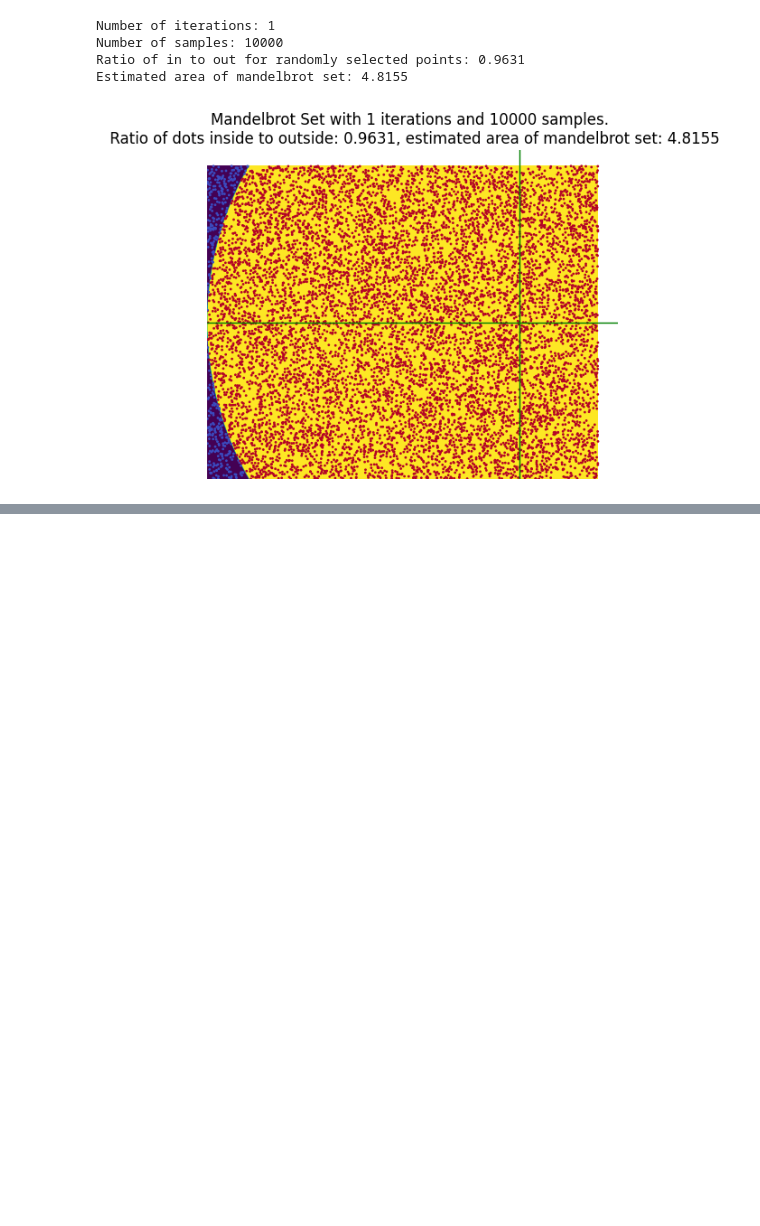
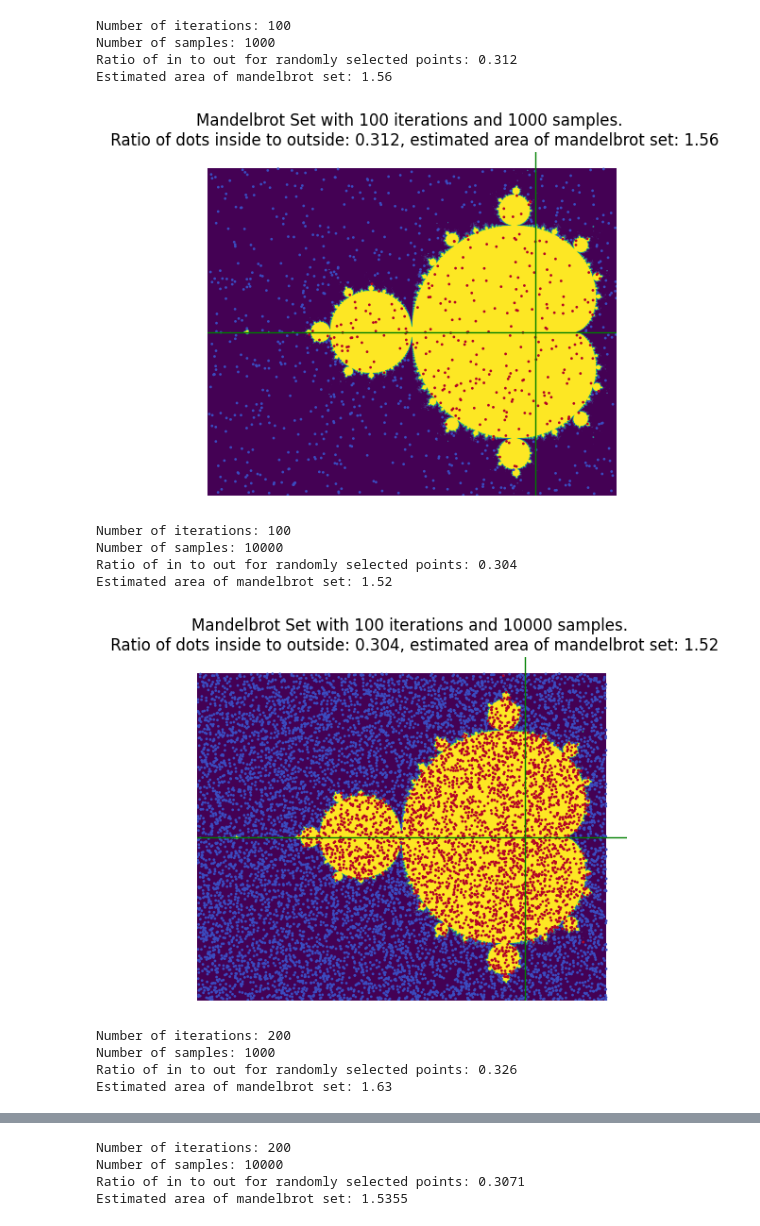
Before and after one commit to BiggusVickus/Stochastic_Simulation, a Jupyter notebook: Assignment 1/ass1.ipynb, the cells around one changed output, grey strips where cells are left out. Cells and saved outputs as stored; diff of their text form; code cells hidden in the pictures; blank space fills up the shorter version.

Commit message:
fix i to j, add more iteration samples

```diff
--- a/Assignment 1/ass1.ipynb
+++ b/Assignment 1/ass1.ipynb
@@ -128,22 +128,31 @@ def calculate_i_s(c, iterations, samples, xmin, xmax, ymin, ymax, pixeldensity,
 # %%
 
 x_min = -2
 x_max = 0.5
 y_min = -1
 y_max = 1
 pixel_density = 1000
 c_m = complex_matrix(x_min, x_max, y_min, y_max, pixel_density)
-number_iterations = [1] #, 200, 300, 400, 500]
-number_samples = [10000] #, 2000, 3000, 4000, 5000]
+number_iterations = [100, 200] #, 200, 300, 400, 500]
+number_samples = [1000, 10000] #, 2000, 3000, 4000, 5000]
 
 for i in range(len(number_iterations)):
     for j in range(len(number_samples)):
         print("Number of iterations:", number_iterations[i])
-        print("Number of samples:", number_samples[i])
-        ratio, area = calculate_i_s(c_m, number_iterations[i], number_samples[i], x_min, x_max, y_min, y_max, pixel_density, True)
+        print("Number of samples:", number_samples[j])
+        ratio, area = calculate_i_s(c_m, number_iterations[i], number_samples[j], x_min, x_max, y_min, y_max, pixel_density, True)
 # %% [output]
-Number of iterations: 1
-Number of samples: 10000
-Ratio of in to out for randomly selected points: 0.9631
-Estimated area of mandelbrot set: 4.8155
+Number of iterations: 100
+Number of samples: 1000
+Ratio of in to out for randomly selected points: 0.312
+Estimated area of mandelbrot set: 1.56
-[figure, old version]
+[figure, new version]
+Number of iterations: 100
+Number of samples: 10000
+Ratio of in to out for randomly selected points: 0.304
+Estimated area of mandelbrot set: 1.52
+[figure, added]
+Number of iterations: 200
+Number of samples: 1000
+Ratio of in to out for randomly selected points: 0.326
+Estimated area of mandelbrot set: 1.63
@@ -149,0 +160,4 @@ Estimated area of mandelbrot set: 4.8155
+Number of iterations: 200
+Number of samples: 10000
+Ratio of in to out for randomly selected points: 0.3071
+Estimated area of mandelbrot set: 1.5355
```
Also changed, not shown: parts of 1 cell of this notebook.
